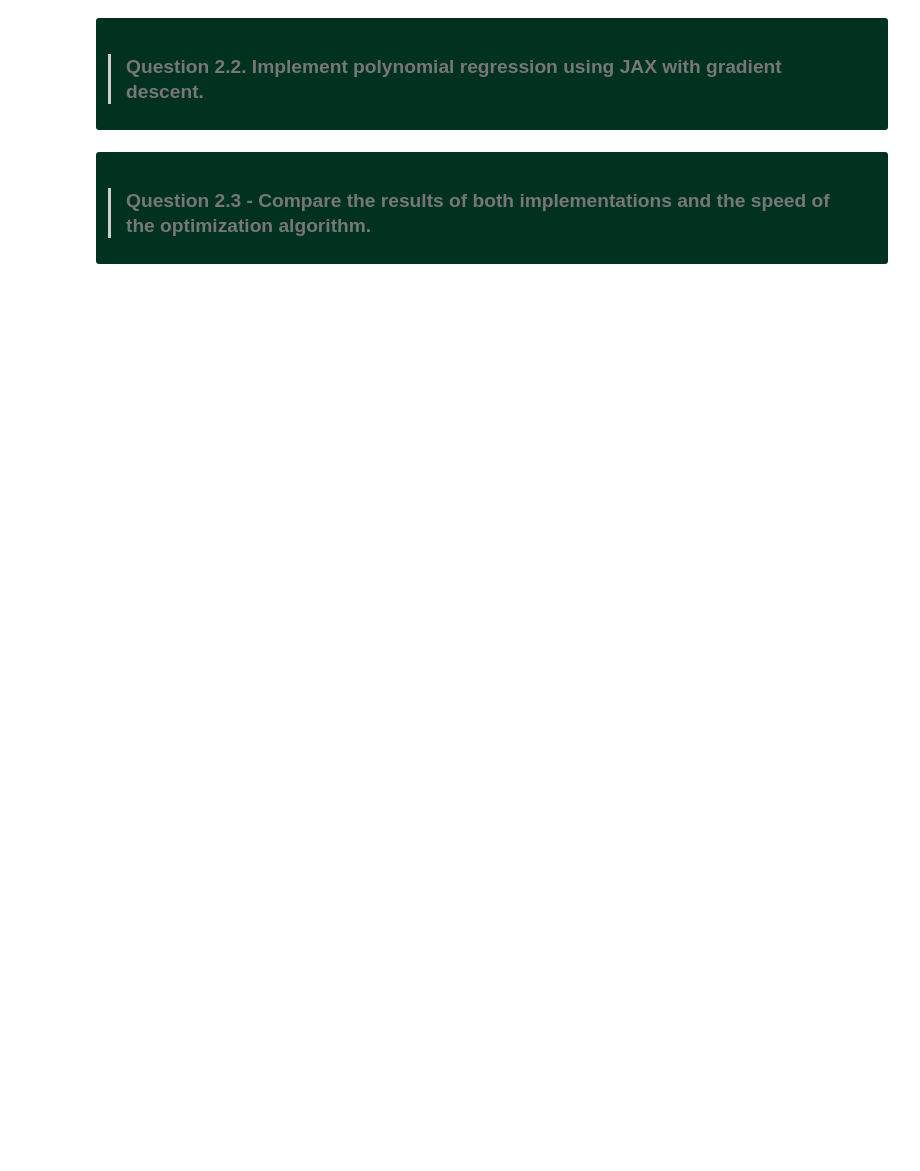
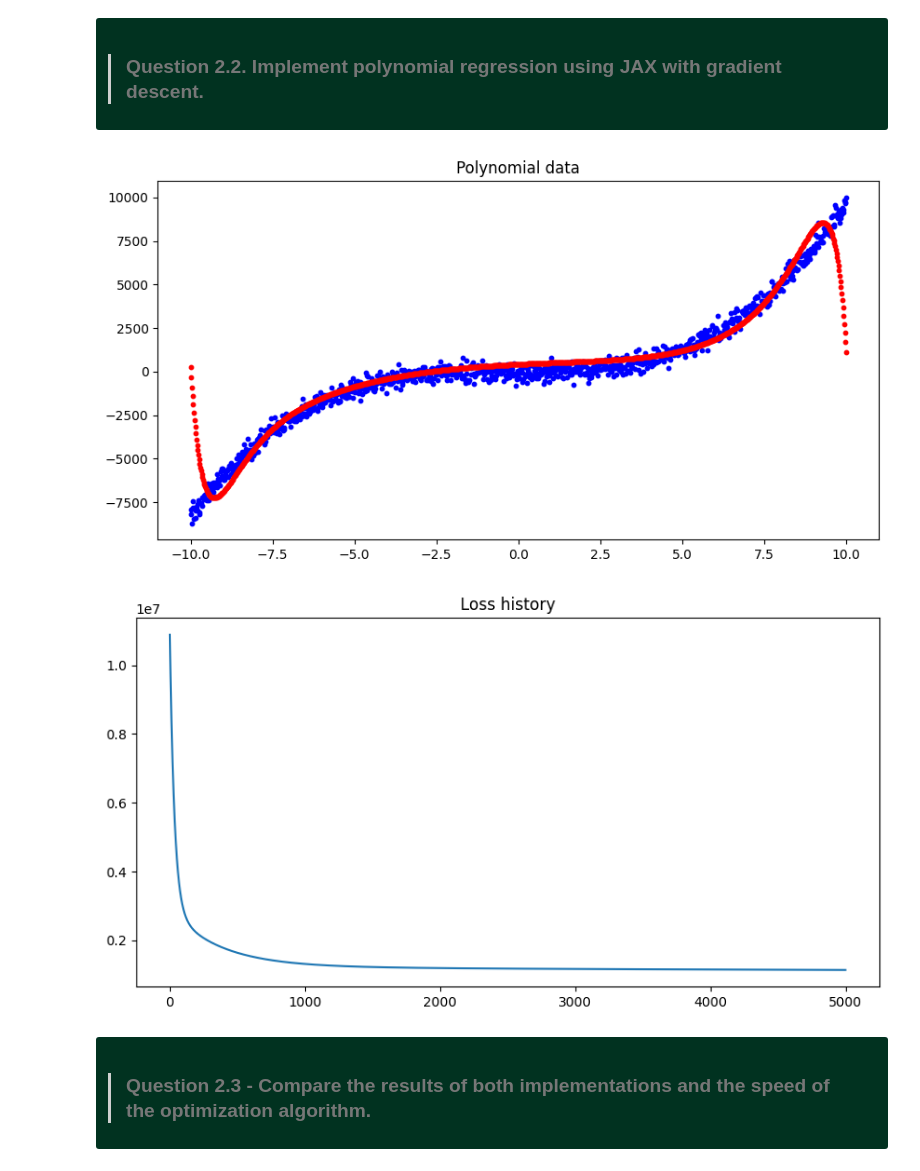
Before and after one commit to kjle/ATIAM-Promo-2025, a Jupyter notebook: ATIAM-IM-ML-main/01a_machine_learning.ipynb, the cells around one changed output. Saved outputs shown, nothing was run; the diff lists cells and outputs as text; code cells hidden in the pictures; blank space fills up the shorter version.

```diff
--- a/ATIAM-IM-ML-main/01a_machine_learning.ipynb
+++ b/ATIAM-IM-ML-main/01a_machine_learning.ipynb
@@ -970,3 +917,24 @@ Coefficients: [[    0.        ]
+# %%
+def jloss_function(X, y, W):
+    y_pred = jnp.dot(X, W)
+    # print(y_pred)
+    return jnp.mean((y_pred - y) ** 2)
+
+grad_loss_function = grad(jloss_function, argnums=[2])
+
+def jgradient_descent(X, y, W, lr=0.01, n_iter=1000):
+    m = len(y)
+    loss_history = []
+    for i in range(n_iter):
+        dW = grad_loss_function(X, y, W)
+        W -= lr * dW[0]
+        loss = jloss_function(X, y, W)
+        loss_history.append(loss)
+
+    return W, loss_history
+# %% [output]
+[figure, added]
+[figure, added]
 # %% [markdown]
 <div class="alert alert-success" markdown="1" style="color:white; background-color: #013220; border-color: #03C03C">
 
```
Also changed, not shown: parts of 22 cells of this notebook.
